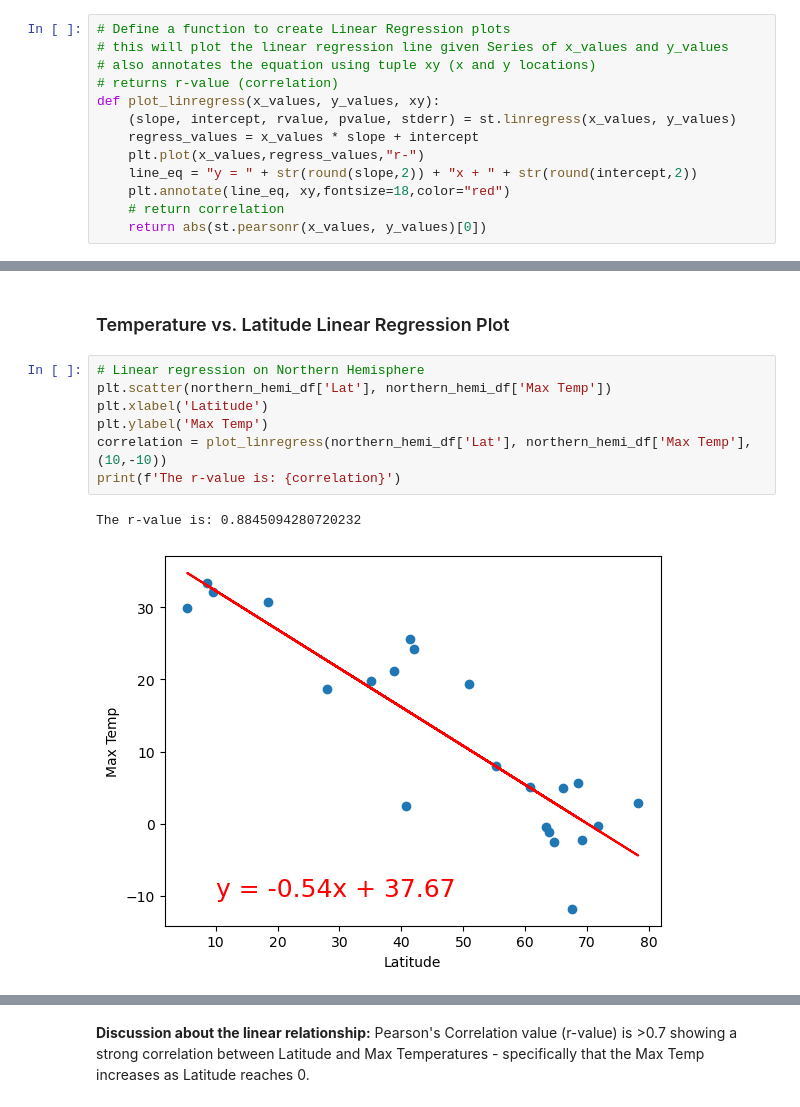
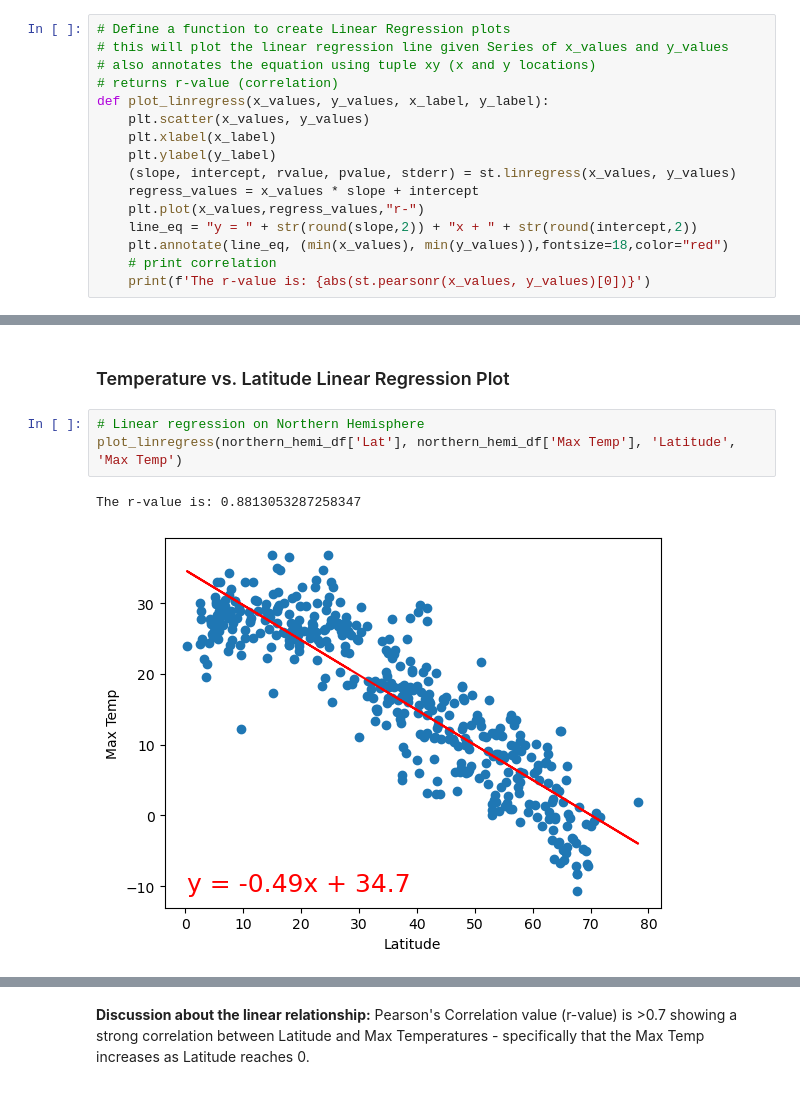
Before and after one commit to ComfyKoala/python-api-challenge, a Jupyter notebook: WeatherPy/WeatherPy.ipynb, the cells around one changed output, grey strips where cells are left out. Saved outputs shown, nothing was run; the diff lists cells and outputs as text.

```diff
--- a/WeatherPy/WeatherPy.ipynb
+++ b/WeatherPy/WeatherPy.ipynb
@@ -287,14 +285,17 @@ plt.show()
 # this will plot the linear regression line given Series of x_values and y_values
 # also annotates the equation using tuple xy (x and y locations)
 # returns r-value (correlation)
-def plot_linregress(x_values, y_values, xy):
+def plot_linregress(x_values, y_values, x_label, y_label):
+    plt.scatter(x_values, y_values)
+    plt.xlabel(x_label)
+    plt.ylabel(y_label)
     (slope, intercept, rvalue, pvalue, stderr) = st.linregress(x_values, y_values)
     regress_values = x_values * slope + intercept
     plt.plot(x_values,regress_values,"r-")
     line_eq = "y = " + str(round(slope,2)) + "x + " + str(round(intercept,2))
-    plt.annotate(line_eq, xy,fontsize=18,color="red")
-    # return correlation
-    return abs(st.pearsonr(x_values, y_values)[0])
+    plt.annotate(line_eq, (min(x_values), min(y_values)),fontsize=18,color="red")
+    # print correlation
+    print(f'The r-value is: {abs(st.pearsonr(x_values, y_values)[0])}')
 # %%
 # Create a DataFrame with the Northern Hemisphere data (Latitude >= 0)
 northern_hemi_df = city_data_df[city_data_df['Lat'] >= 0]
@@ -327,13 +328,9 @@ southern_hemi_df.head()
 ###  Temperature vs. Latitude Linear Regression Plot
 # %%
 # Linear regression on Northern Hemisphere
-plt.scatter(northern_hemi_df['Lat'], northern_hemi_df['Max Temp'])
-plt.xlabel('Latitude')
-plt.ylabel('Max Temp')
-correlation = plot_linregress(northern_hemi_df['Lat'], northern_hemi_df['Max Temp'], (10,-10))
-print(f'The r-value is: {correlation}')
+plot_linregress(northern_hemi_df['Lat'], northern_hemi_df['Max Temp'], 'Latitude', 'Max Temp')
 # %% [output]
-The r-value is: 0.8845094280720232
+The r-value is: 0.8813053287258347
-[figure, old version]
+[figure, new version]
 # %%
 # Linear regression on Southern Hemisphere
```
Also changed, not shown: parts of 30 cells of this notebook, 5 other files.
